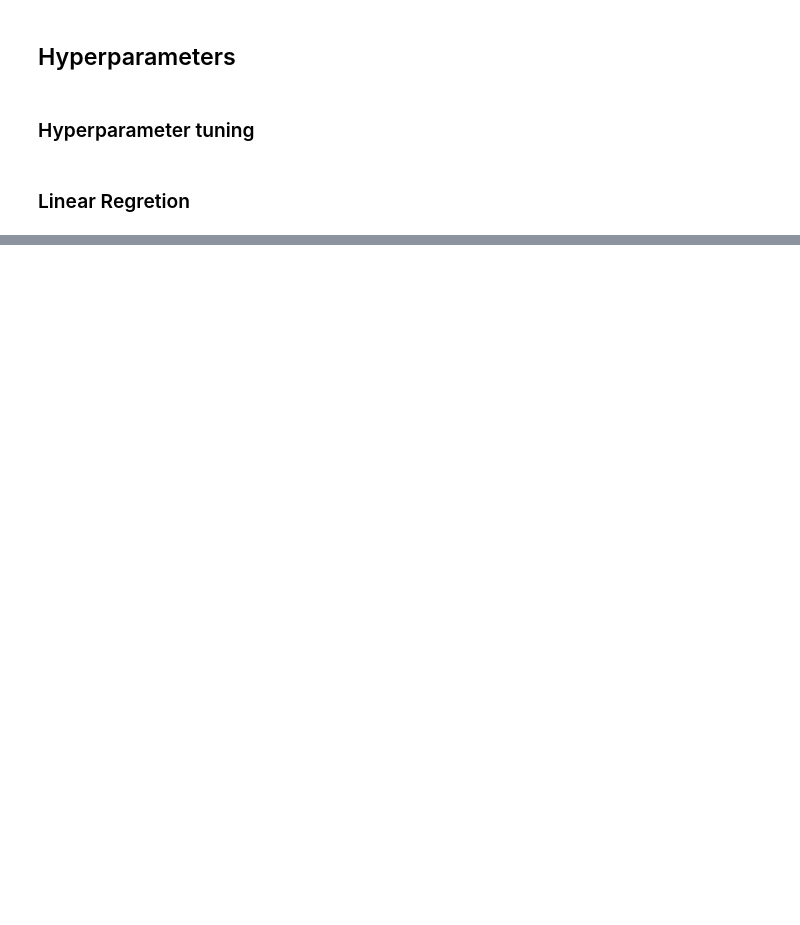
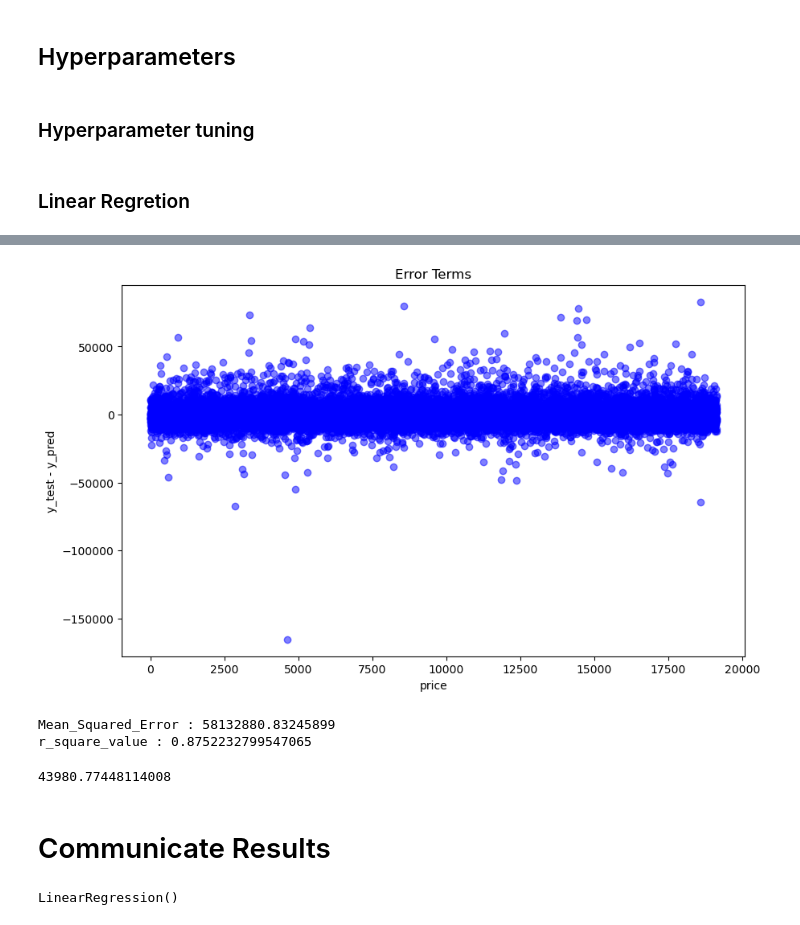
Before and after one commit to derlyai/CA-2-Capstone-Report-Strategic-Thinking, a Jupyter notebook: C2.ipynb, the cells around one changed output, grey strips where cells are left out. Cells and saved outputs as stored; diff of their text form; code cells hidden in the pictures; blank space fills up the shorter version.

Commit message:
Comparison of models

```diff
--- a/C2.ipynb
+++ b/C2.ipynb
@@ -582,0 +554,11 @@ Plotting the TP, FP, TN, FN with a confussion matrix and heat map
+# %%
+error_terms = y_test_linear - y_pred
+plt.figure(figsize=(10, 6))
+
+plt.scatter(range(len(error_terms)), error_terms, color='blue', alpha=0.5)
+plt.title('Error Terms')
+plt.xlabel('price')
+plt.ylabel('y_test - y_pred')
+plt.show()
+# %% [output]
+[figure, added]
@@ -582,0 +570,14 @@ Plotting the TP, FP, TN, FN with a confussion matrix and heat map
+# %%
+print('Mean_Squared_Error :' ,mse)
+print('r_square_value :',r_squared)
+# %% [output]
+Mean_Squared_Error : 58132880.83245899
+r_square_value : 0.8752232799547065
+# %%
+y_intercept = y_pred[0]
+
+y_intercept
+# %% [output]
+43980.77448114008
+# %% [markdown]
+# Communicate Results
@@ -582,0 +596,5 @@ Plotting the TP, FP, TN, FN with a confussion matrix and heat map
+# %%
+model = LinearRegression()
+model.fit(X_train, y_train)
+# %% [output]
+LinearRegression()
```
Also changed, not shown: parts of 100 cells of this notebook.
